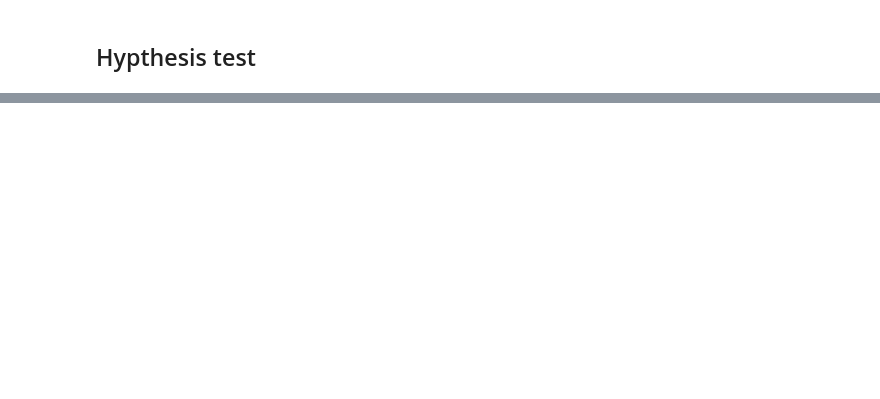
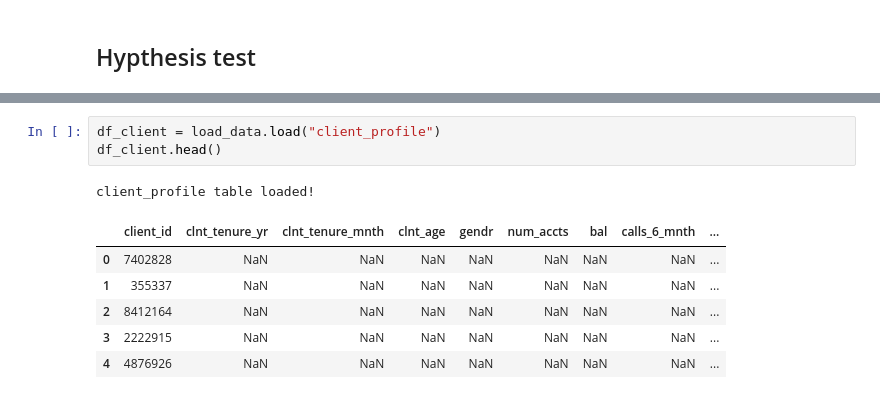
Before and after one commit to mosijituo049/vanguard-ab-test, a Jupyter notebook: notebook/funnel_analysis.ipynb, the cells around one changed output, grey strips where cells are left out. Drawn from its saved outputs; the diff is of its cells as text; blank space fills up the shorter version.

```diff
--- a/notebook/funnel_analysis.ipynb
+++ b/notebook/funnel_analysis.ipynb
@@ -56,0 +266,11 @@ $H_1$: p_test - p_control ≠ 0
+# %%
+df_client = load_data.load("client_profile")
+df_client.head()
+# %% [output]
+client_profile table loaded!
+|  | client_id | clnt_tenure_yr | clnt_tenure_mnth | clnt_age | gendr | num_accts | bal | calls_6_mnth | ... |
+| 0 | 7402828 | NaN | NaN | NaN | NaN | NaN | NaN | NaN | ... |
+| 1 | 355337 | NaN | NaN | NaN | NaN | NaN | NaN | NaN | ... |
+| 2 | 8412164 | NaN | NaN | NaN | NaN | NaN | NaN | NaN | ... |
+| 3 | 2222915 | NaN | NaN | NaN | NaN | NaN | NaN | NaN | ... |
+| 4 | 4876926 | NaN | NaN | NaN | NaN | NaN | NaN | NaN | ... |
```
Also changed, not shown: parts of 18 cells of this notebook, 18 other files.
